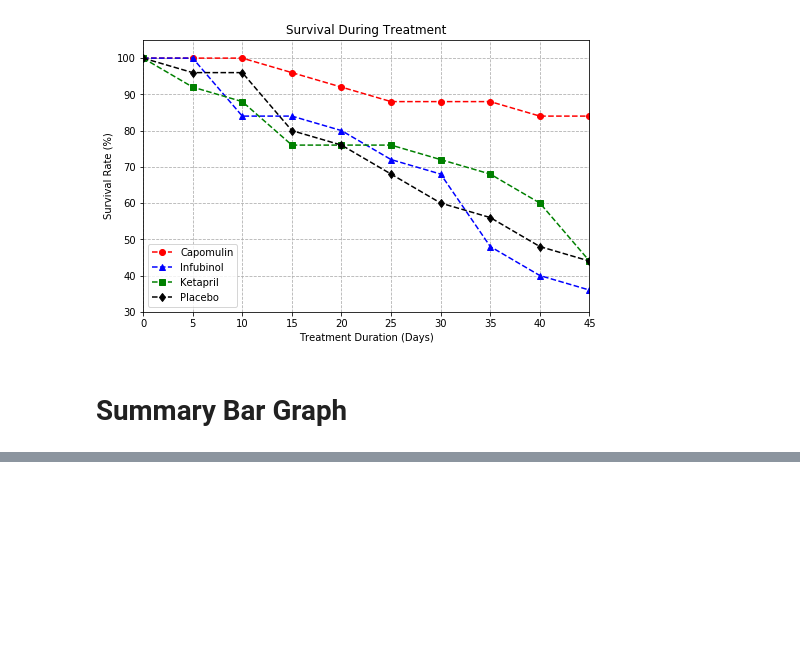
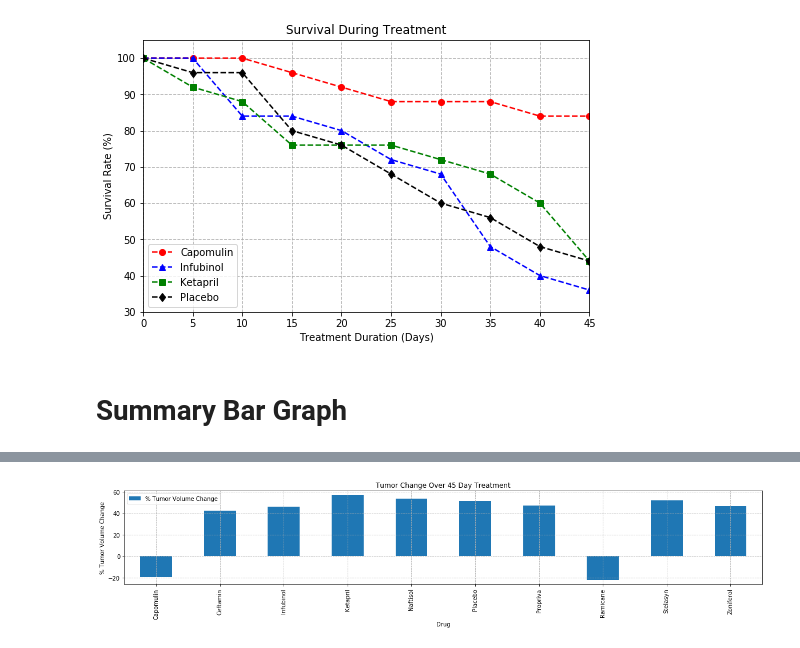
Before and after one commit to Jayleh/pyberceuticals, a Jupyter notebook: Pymaceuticals/Pymaceuticals.ipynb, the cells around one changed output, grey strips where cells are left out. Cells and saved outputs as stored; diff of their text form; code cells hidden in the pictures; blank space fills up the shorter version.

```diff
--- a/Pymaceuticals/Pymaceuticals.ipynb
+++ b/Pymaceuticals/Pymaceuticals.ipynb
@@ -378,0 +466,16 @@ plt.show()
+# %%
+# Use DataFrame.plot() in order to create a bar chart of the data
+tum_vol_chg.plot(kind="bar", figsize=(20,3))
+
+# Set title and axes labels
+plt.title("Tumor Change Over 45 Day Treatment")
+plt.xlabel("Drug")
+plt.ylabel("% Tumor Volume Change")
+
+# Add in a grid for the chart
+ax = plt.gca()
+ax.grid(linestyle='--')
+
+plt.show()
+# %% [output]
+[figure, added]
```
Also changed, not shown: parts of 4 cells of this notebook.
